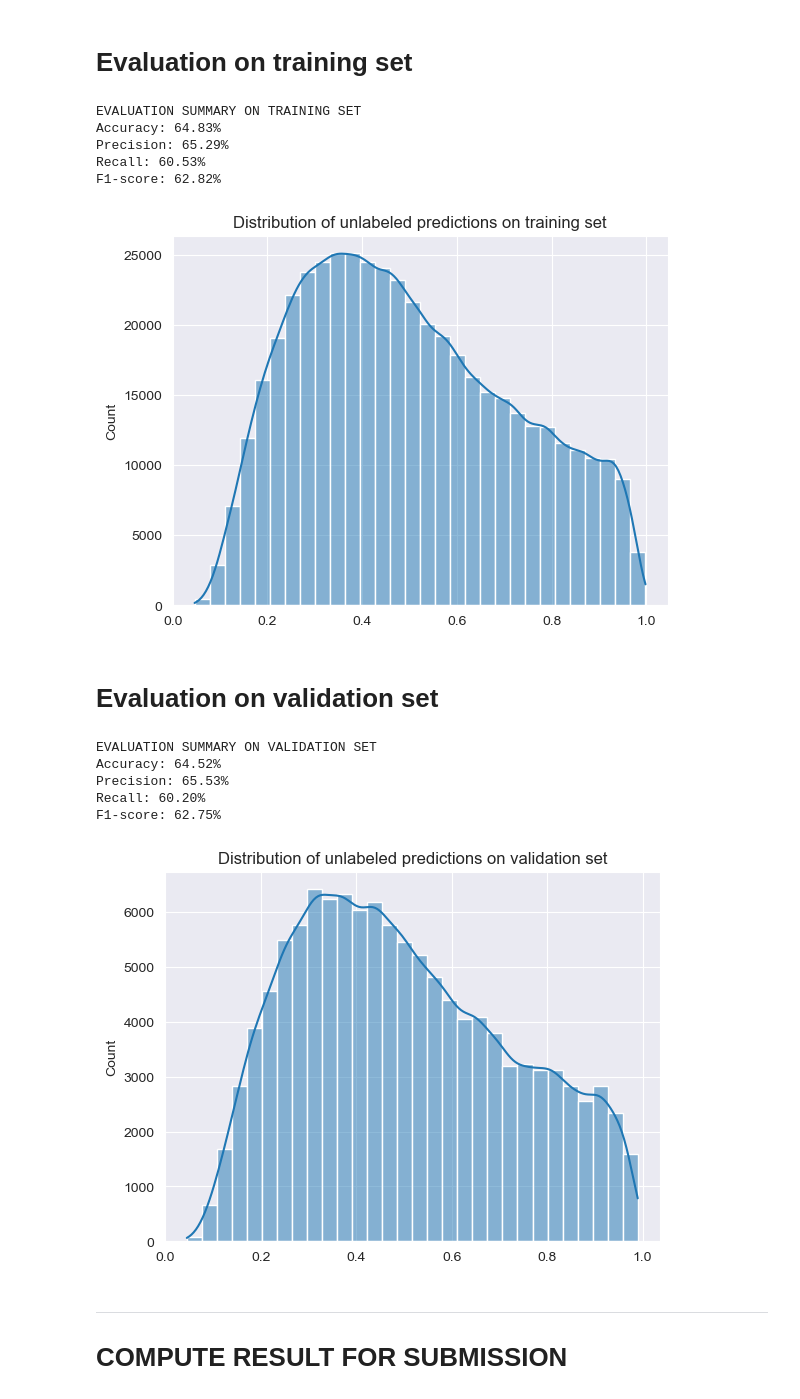
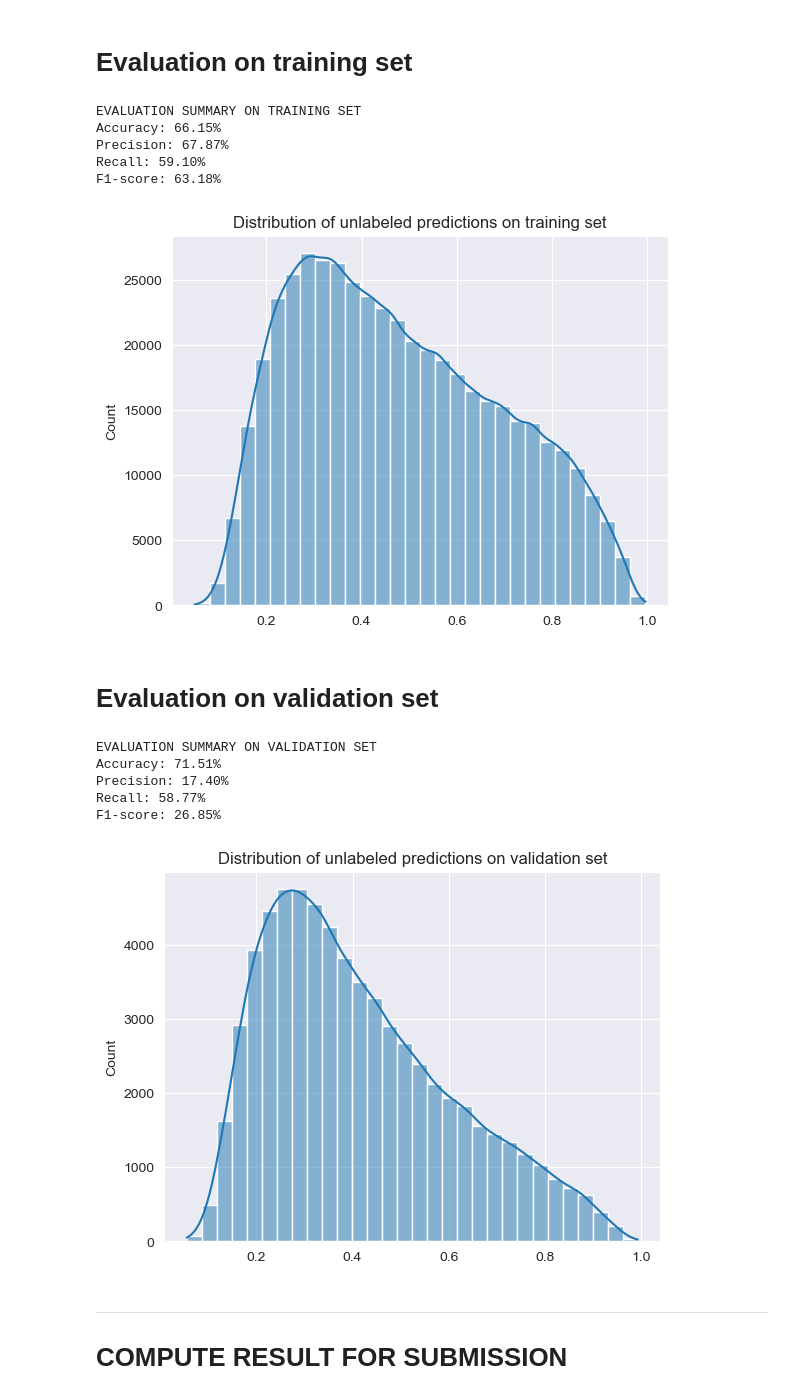
Before and after one commit to Jakhongir0103/Cardiovascular-Diseases-Prediction, a Jupyter notebook: notebooks/training.ipynb, the cells around one changed output. Drawn from its saved outputs; the diff is of its cells as text; code cells hidden in the pictures.

Commit message:
Changed validation set to not oversampled version.

```diff
--- a/notebooks/training.ipynb
+++ b/notebooks/training.ipynb
@@ -58,19 +58,21 @@ x_train_preprocessed = preprocessing_pipeline(x_train_clean,
 # %%
 # Perform over sampling (due to unbalanced data)
 x_tr_oversampled, y_tr_oversampled = custom_random_oversampling(x_tr, y_tr[:,1])
-x_va_oversampled, y_va_oversampled = custom_random_oversampling(x_va, y_va[:,1])
+
+# NOTE: to properly validate the model we should not oversample the validation set!
+# x_va_oversampled, y_va_oversampled = custom_random_oversampling(x_va, y_va[:,1])
 
 
 # Add bias column to the training and validation data
 x_tr_oversampled_bias = np.append(x_tr_oversampled, np.ones(shape=(x_tr_oversampled.shape[0], 1)), axis=1)
-x_va_oversampled_bias = np.append(x_va_oversampled, np.ones(shape=(x_va_oversampled.shape[0], 1)), axis=1)
+x_va_bias = np.append(x_va, np.ones(shape=(x_va.shape[0], 1)), axis=1)
 # %% [markdown]
 # Training
 # %%
 w, train_loss, valid_loss = reg_logistic_regression(x_tr_oversampled_bias,
                                                     y_tr_oversampled,
-                                                    x_va_oversampled_bias,
-                                                    y_va_oversampled,
+                                                    x_va_bias,
+                                                    y_va[:, 1],
                                                     lambda_=0.0001,
                                                     max_iter=5000,
                                                     gamma=0.001,
@@ -95,38 +115,37 @@ print("EVALUATION SUMMARY ON TRAINING SET")
 evaluation_summary(y_tr_oversampled, predicted_y_tr)
 # %% [output]
 EVALUATION SUMMARY ON TRAINING SET
-Accuracy: 64.83%
-Precision: 65.29%
-Recall: 60.53%
-F1-score: 62.82%
+Accuracy: 66.15%
+Precision: 67.87%
+Recall: 59.10%
+F1-score: 63.18%
 # %%
 sns.histplot(predict_no_labels(x_tr_oversampled_bias, w), bins=30, kde=True)
 plt.title("Distribution of unlabeled predictions on training set")
 plt.show()
 # %% [output]
-[figure, old version]
+[figure, new version]
 # %% [markdown]
 # Evaluation on validation set
 # %%
-predicted_y_va = predict(x_va_oversampled_bias,
+predicted_y_va = predict(x_va_bias,
                          w,
                          threshold=0.5,
                          negative_label=-1)
-
 print("EVALUATION SUMMARY ON VALIDATION SET")
-evaluation_summary(y_va_oversampled, predicted_y_va)
+evaluation_summary(y_va[:, 1], predicted_y_va)
 # %% [output]
 EVALUATION SUMMARY ON VALIDATION SET
-Accuracy: 64.52%
-Precision: 65.53%
-Recall: 60.20%
-F1-score: 62.75%
+Accuracy: 71.51%
+Precision: 17.40%
+Recall: 58.77%
+F1-score: 26.85%
 # %%
-sns.histplot(predict_no_labels(x_va_oversampled_bias, w), bins=30, kde=True)
+sns.histplot(predict_no_labels(x_va_bias, w), bins=30, kde=True)
 plt.title("Distribution of unlabeled predictions on validation set")
 plt.show()
 # %% [output]
-[figure, old version]
+[figure, new version]
 # %% [markdown]
 
 ---
```
Also changed, not shown: parts of 4 cells of this notebook.
